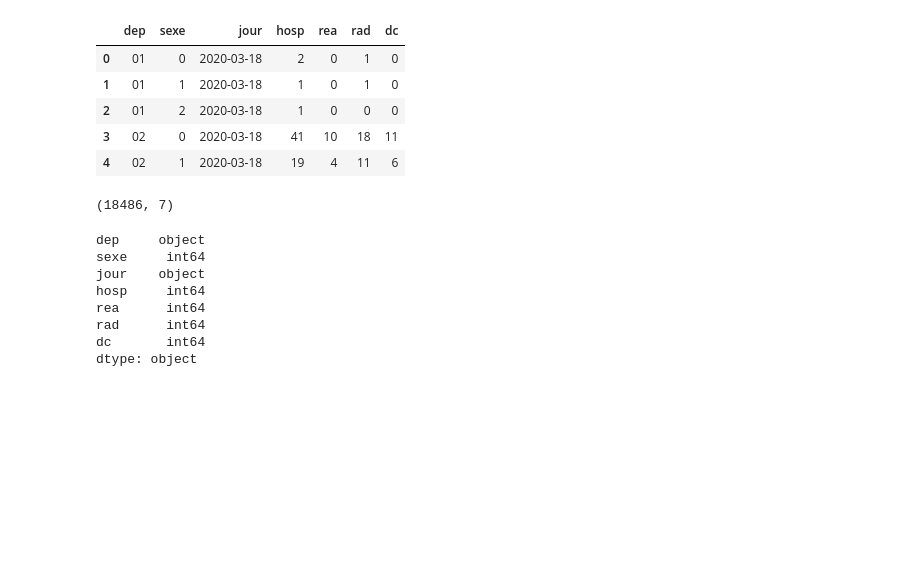
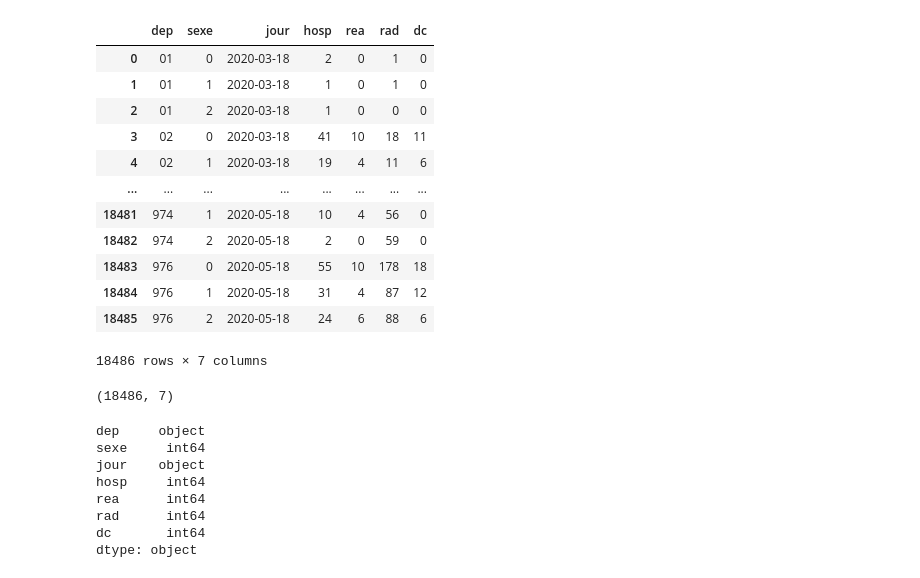
Before and after one commit to triquelme/covid-econometrics, a Jupyter notebook: import_csv_to_hdfs.ipynb, the cells around one changed output. Drawn from its saved outputs; the diff is of its cells as text; code cells hidden in the pictures; blank space fills up the shorter version.

```diff
--- a/import_csv_to_hdfs.ipynb
+++ b/import_csv_to_hdfs.ipynb
@@ -3,14 +3,21 @@ import pandas as pd
 # %%
 df_covid = pd.read_csv("data/donnes-hospitalieres-covid19.csv", sep=";", header=0)
 # %%
-df_covid.head()
+df_covid
 # %% [output]
 |  | dep | sexe | jour | hosp | rea | rad | dc |
 | 0 | 01 | 0 | 2020-03-18 | 2 | 0 | 1 | 0 |
 | 1 | 01 | 1 | 2020-03-18 | 1 | 0 | 1 | 0 |
 | 2 | 01 | 2 | 2020-03-18 | 1 | 0 | 0 | 0 |
 | 3 | 02 | 0 | 2020-03-18 | 41 | 10 | 18 | 11 |
 | 4 | 02 | 1 | 2020-03-18 | 19 | 4 | 11 | 6 |
+| ... | ... | ... | ... | ... | ... | ... | ... |
+| 18481 | 974 | 1 | 2020-05-18 | 10 | 4 | 56 | 0 |
+| 18482 | 974 | 2 | 2020-05-18 | 2 | 0 | 59 | 0 |
+| 18483 | 976 | 0 | 2020-05-18 | 55 | 10 | 178 | 18 |
+| 18484 | 976 | 1 | 2020-05-18 | 31 | 4 | 87 | 12 |
+| 18485 | 976 | 2 | 2020-05-18 | 24 | 6 | 88 | 6 |
+18486 rows × 7 columns
 # %%
 df_covid.shape
 # %% [output]
```
Also changed, not shown: parts of 1 cell of this notebook, 13 other files.
